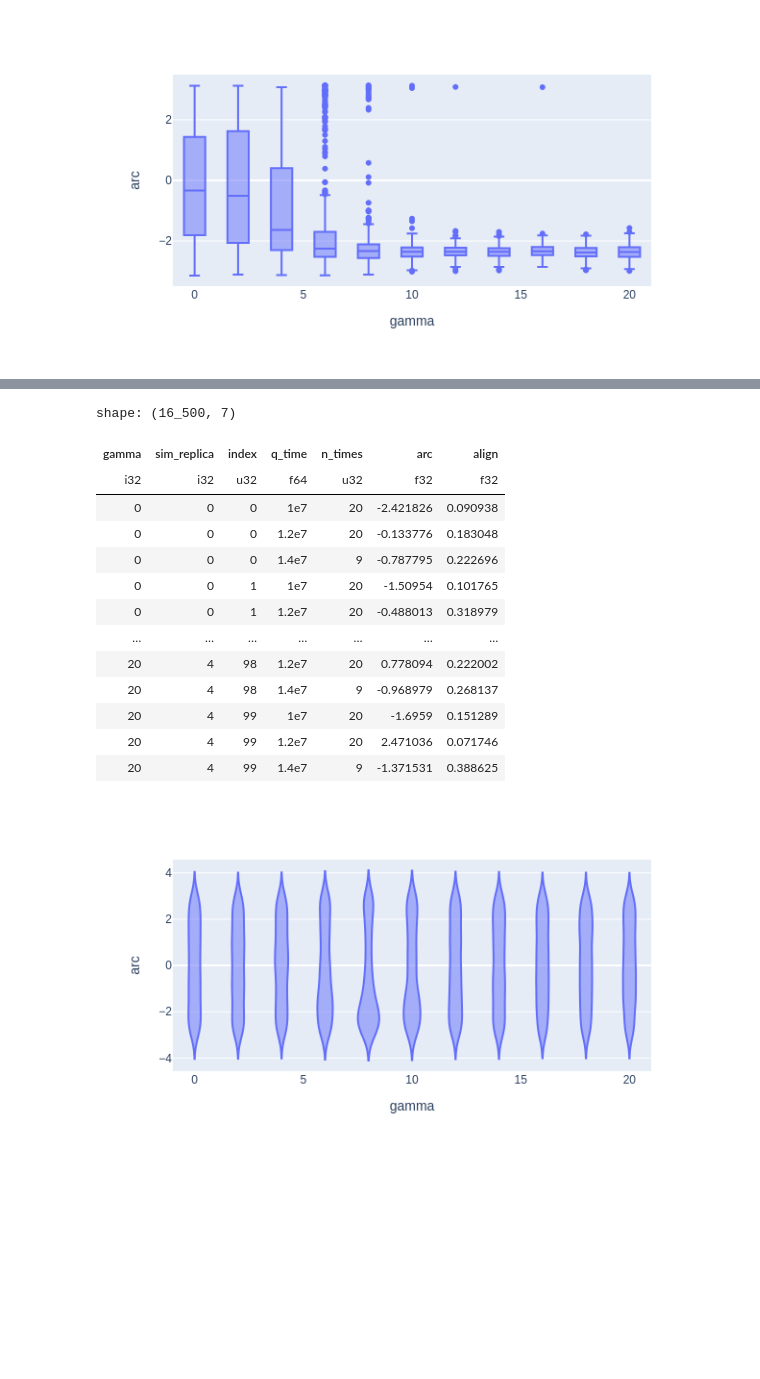
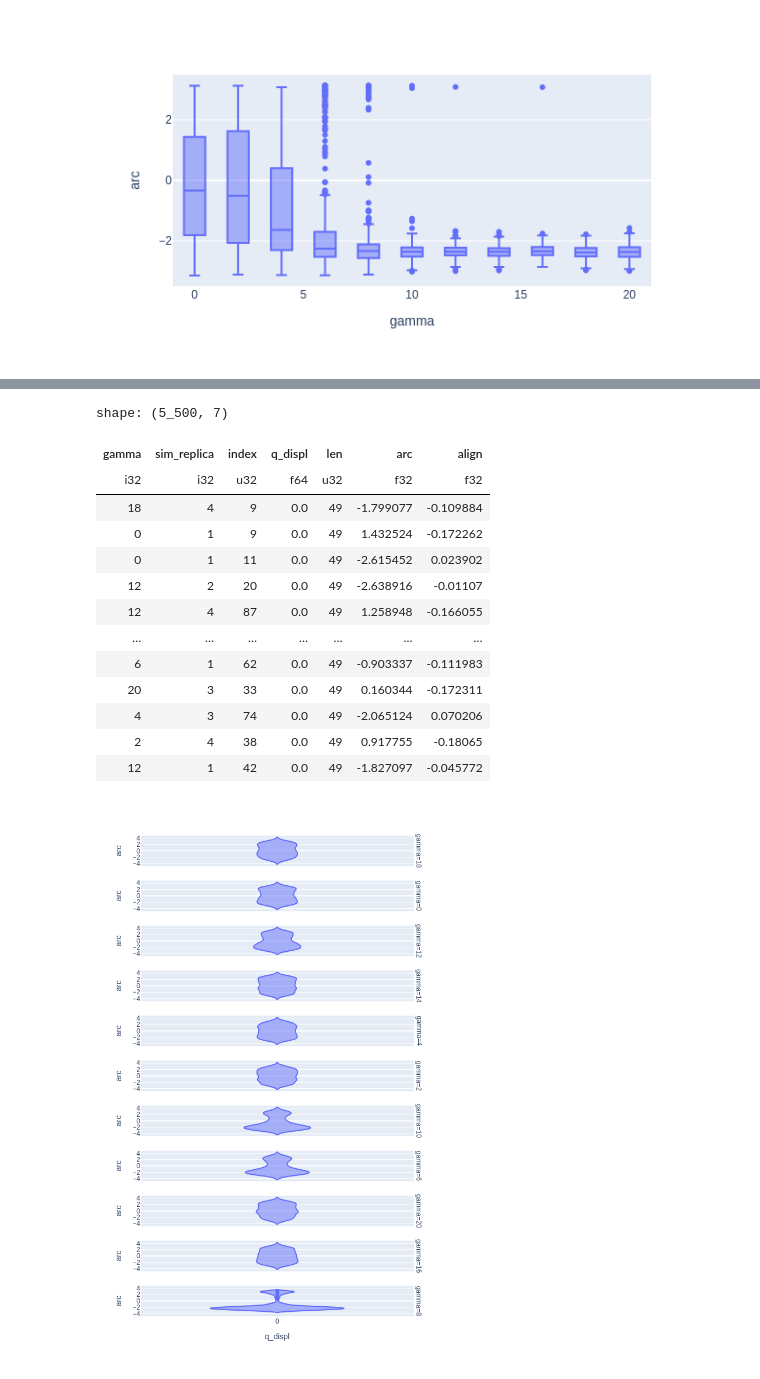
Before and after one commit to aleferna12/cellula-rs, a Jupyter notebook: analyses/cluster_speed.ipynb, the cells around one changed output, grey strips where cells are left out. Cells and saved outputs as stored; diff of their text form; code cells hidden in the pictures; blank space fills up the shorter version.

```diff
--- a/analyses/cluster_speed.ipynb
+++ b/analyses/cluster_speed.ipynb
@@ -343,15 +390,6 @@ fig.add_trace(go.Scatter(
 # %%
-displ_cuts = np.linspace(0, (2 * 500 ** 2) ** 0.5, 8)
-time_cuts = np.arange(0, celldf["wtime"].max() + 2e6, 2e6)
-
-angles = pl.arctan2(
-    pl.col("center_y").diff(),
-    pl.col("center_x").diff()
-) - pl.arctan2(
-    -pl.col("center_y"),
-    -pl.col("center_x")
-)
-angles_wrapped = (angles + np.pi) % (2 * np.pi) - np.pi
+displ_cuts = np.linspace(0, (2 * 500 ** 2) ** 0.5, 1)
+time_cuts = np.arange(1e7, celldf["wtime"].max() + 5e5, 5e5)
 
 arcdf = celldf\
     .filter(pl.col("wtime") > 1e7)\
@@ -372,41 +410,42 @@ arcdf = celldf\
             .cast(pl.Float64)
     )\
     .sort("wtime")\
-    .group_by(["gamma", "sim_replica", "index", "q_time"])\
+    .group_by(["gamma", "sim_replica", "index", "q_displ"])\
     .agg(
-        n_times=pl.col("wtime").n_unique(),
+        pl.len(),
         arc=circmean(pl.arctan2(
             pl.col("center_y").diff(),
             pl.col("center_x").diff()
         )),
-        align=(angles_wrapped.cos().mean() ** 2 + angles_wrapped.sin().mean() ** 2).sqrt()
-    )\
-    .sort(["gamma", "sim_replica", "index", "q_time"])
+        align=vec_alig("center_x", "center_y").mean()
+    )
 arcdf
 # %% [output]
-shape: (16_500, 7)
+shape: (5_500, 7)
-| gamma | sim_replica | index | q_time | n_times | arc | align |
+| gamma | sim_replica | index | q_displ | len | arc | align |
 | i32 | i32 | u32 | f64 | u32 | f32 | f32 |
-| 0 | 0 | 0 | 1e7 | 20 | -2.421826 | 0.090938 |
-| 0 | 0 | 0 | 1.2e7 | 20 | -0.133776 | 0.183048 |
-| 0 | 0 | 0 | 1.4e7 | 9 | -0.787795 | 0.222696 |
-| 0 | 0 | 1 | 1e7 | 20 | -1.50954 | 0.101765 |
-| 0 | 0 | 1 | 1.2e7 | 20 | -0.488013 | 0.318979 |
+| 18 | 4 | 9 | 0.0 | 49 | -1.799077 | -0.109884 |
+| 0 | 1 | 9 | 0.0 | 49 | 1.432524 | -0.172262 |
+| 0 | 1 | 11 | 0.0 | 49 | -2.615452 | 0.023902 |
+| 12 | 2 | 20 | 0.0 | 49 | -2.638916 | -0.01107 |
+| 12 | 4 | 87 | 0.0 | 49 | 1.258948 | -0.166055 |
 | … | … | … | … | … | … | … |
-| 20 | 4 | 98 | 1.2e7 | 20 | 0.778094 | 0.222002 |
-| 20 | 4 | 98 | 1.4e7 | 9 | -0.968979 | 0.268137 |
-| 20 | 4 | 99 | 1e7 | 20 | -1.6959 | 0.151289 |
-| 20 | 4 | 99 | 1.2e7 | 20 | 2.471036 | 0.071746 |
-| 20 | 4 | 99 | 1.4e7 | 9 | -1.371531 | 0.388625 |
+| 6 | 1 | 62 | 0.0 | 49 | -0.903337 | -0.111983 |
+| 20 | 3 | 33 | 0.0 | 49 | 0.160344 | -0.172311 |
+| 4 | 3 | 74 | 0.0 | 49 | -2.065124 | 0.070206 |
+| 2 | 4 | 38 | 0.0 | 49 | 0.917755 | -0.18065 |
+| 12 | 1 | 42 | 0.0 | 49 | -1.827097 | -0.045772 |
 # %%
 px.violin(
     arcdf,
-    x="gamma",
+    x="q_displ",
     y="arc",
-    width=1200
+    facet_row="gamma",
+    violinmode="overlay",
+    height=1000
 )
 # %% [output]
-[figure, old version]
+[figure, new version]
 # %%
 px.violin(
     arcdf,
```
Also changed, not shown: parts of 11 cells of this notebook, 1 other file.
